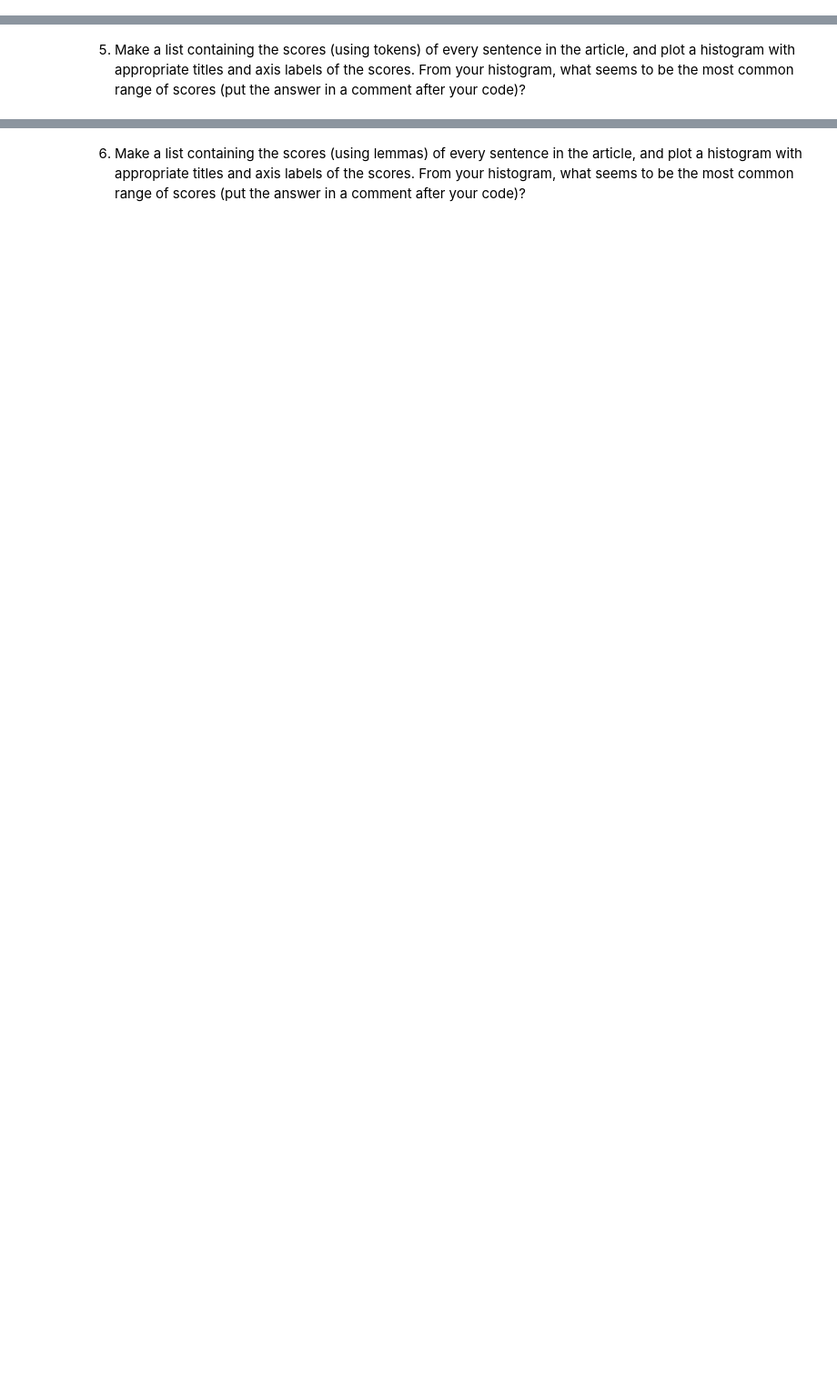
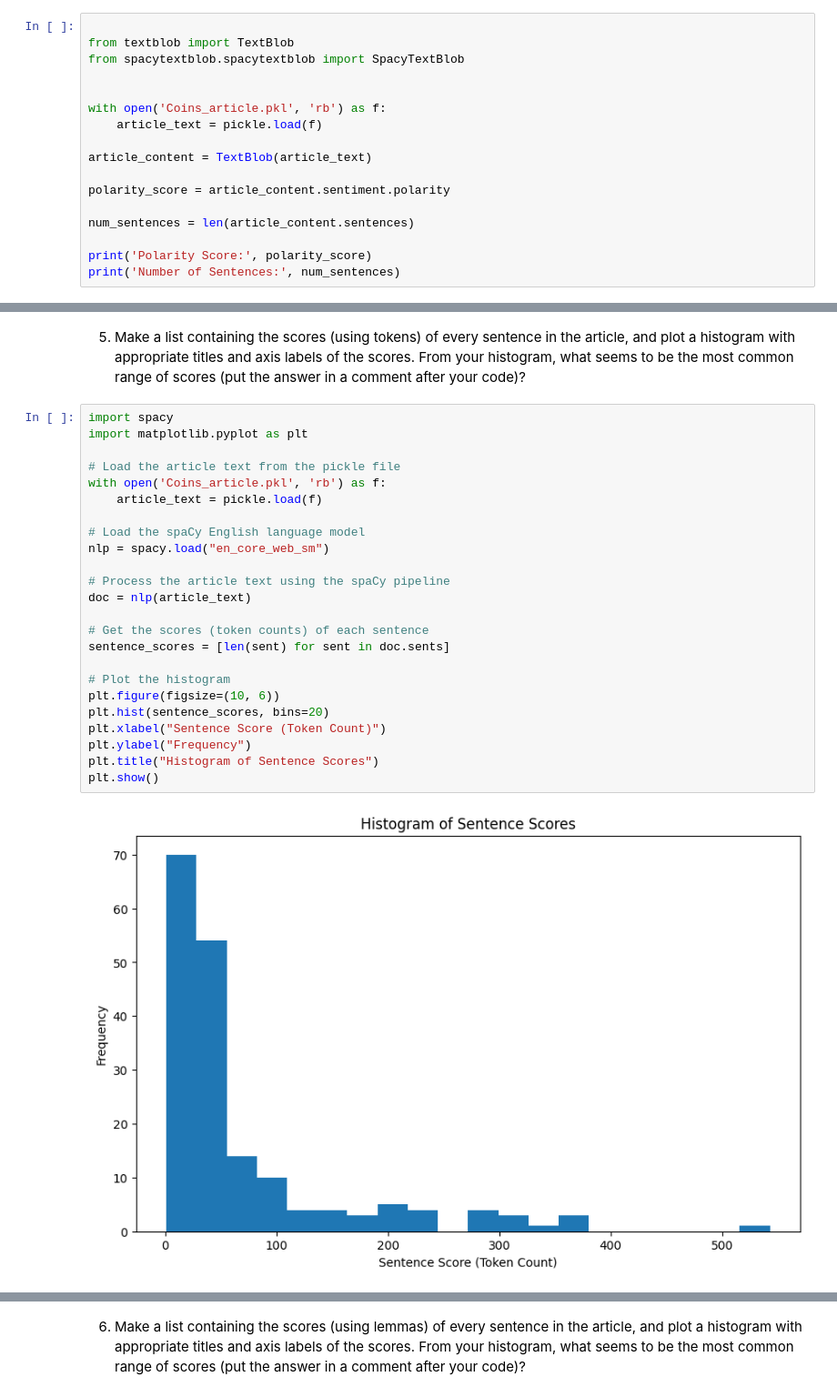
Before and after one commit to meevang/article-summarizer, a Jupyter notebook: article-summarizer.ipynb, the cells around one changed output, grey strips where cells are left out. Shown: that part at 91% size. Drawn from its saved outputs; the diff is of its cells as text; blank space fills up the shorter version.

```diff
--- a/article-summarizer.ipynb
+++ b/article-summarizer.ipynb
@@ -57,2 +68,19 @@ article_html = article_page.text
 # %% [markdown]
 2. Read in your article's html source from the file you created in question 1 and do sentiment analysis on the article/post's text (use `.get_text()`).  Print the polarity score with an appropriate label.  Additionally print the number of sentences in the original article (with an appropriate label)
+# %%
+
+from textblob import TextBlob
+from spacytextblob.spacytextblob import SpacyTextBlob
+
+
+with open('Coins_article.pkl', 'rb') as f:
+    article_text = pickle.load(f)
+
+article_content = TextBlob(article_text)
+
+polarity_score = article_content.sentiment.polarity
+
+num_sentences = len(article_content.sentences)
+
+print('Polarity Score:', polarity_score)
+print('Number of Sentences:', num_sentences)
@@ -63,2 +168,28 @@ article_html = article_page.text
 # %% [markdown]
 5. Make a list containing the scores (using tokens) of every sentence in the article, and plot a histogram with appropriate titles and axis labels of the scores. From your histogram, what seems to be the most common range of scores (put the answer in a comment after your code)?
+# %%
+import spacy
+import matplotlib.pyplot as plt
+
+# Load the article text from the pickle file
+with open('Coins_article.pkl', 'rb') as f:
+    article_text = pickle.load(f)
+
+# Load the spaCy English language model
+nlp = spacy.load("en_core_web_sm")
+
+# Process the article text using the spaCy pipeline
+doc = nlp(article_text)
+
+# Get the scores (token counts) of each sentence
+sentence_scores = [len(sent) for sent in doc.sents]
+
+# Plot the histogram
+plt.figure(figsize=(10, 6))
+plt.hist(sentence_scores, bins=20)
+plt.xlabel("Sentence Score (Token Count)")
+plt.ylabel("Frequency")
+plt.title("Histogram of Sentence Scores")
+plt.show()
+# %% [output]
+[figure, added]
```
Also changed, not shown: parts of 14 cells of this notebook, 3 other files.
